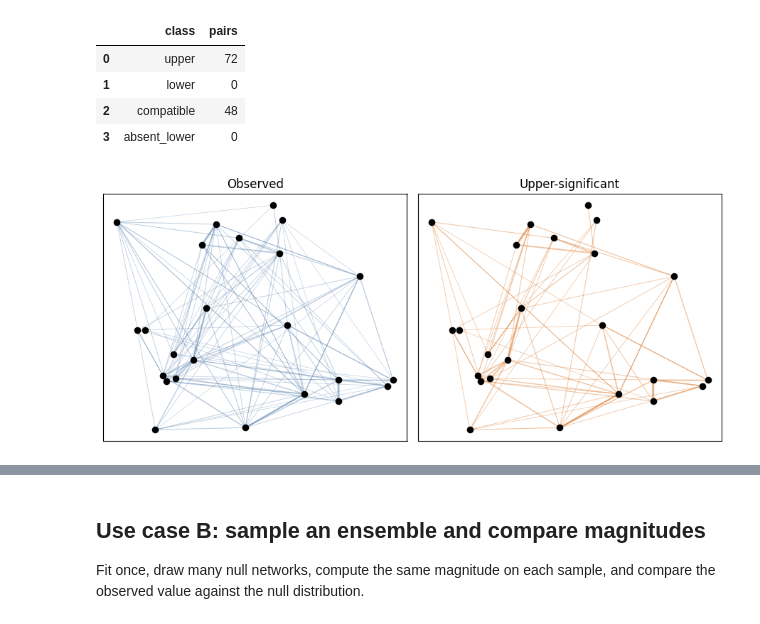
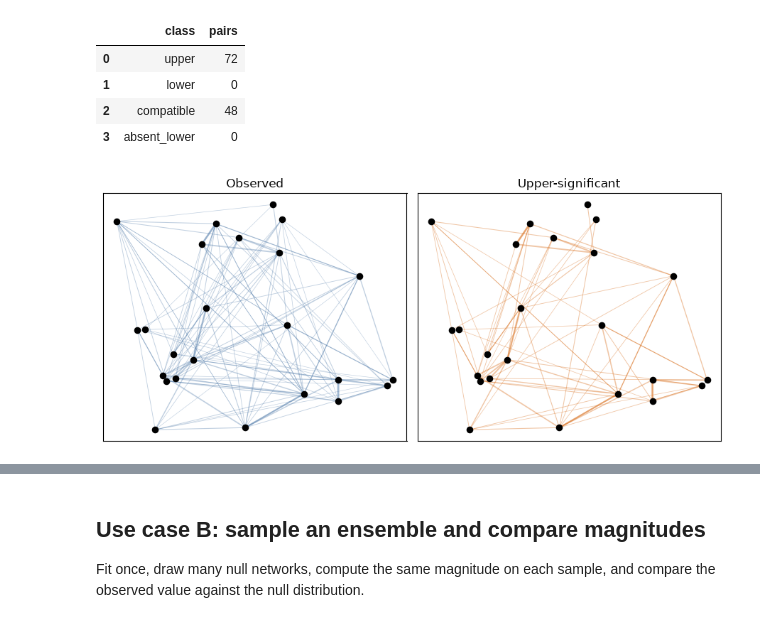
Before and after one commit to uladribia/menobis, a Jupyter notebook: docs/examples/main-use-cases.ipynb, the cells around one changed output, grey strips where cells are left out. Saved outputs shown, nothing was run; the diff lists cells and outputs as text; code cells hidden in the pictures.

```diff
--- a/docs/examples/main-use-cases.ipynb
+++ b/docs/examples/main-use-cases.ipynb
@@ -127,28 +127,28 @@ pd.DataFrame(
 # %%
 def plot_sparse_edges(ax, edges, title, *, color):
     ax.scatter(network.x, network.y, s=35, color="black", zorder=3)
     if edges.num_edges:
-        max_w = float(edges.weight.max())
-        for source, target, weight in zip(edges.source, edges.target, edges.weight, strict=True):
+        max_w = float(edges.occ_num.max())
+        for source, target, weight in zip(edges.source, edges.target, edges.occ_num, strict=True):
             width = 0.4 + 2.0 * float(weight) / max_w
             ax.plot(
                 [network.x[int(source)], network.x[int(target)]],
                 [network.y[int(source)], network.y[int(target)]],
                 color=color,
                 alpha=0.35,
                 linewidth=width,
                 zorder=1,
             )
     ax.set_title(title)
     ax.set_xticks([])
     ax.set_yticks([])
 
 fig, axes = plt.subplots(1, 2, figsize=(9, 4))
 plot_sparse_edges(axes[0], network.edges, "Observed", color="#4c78a8")
 plot_sparse_edges(axes[1], filtered.upper.edges, "Upper-significant", color="#d55e00")
 fig.tight_layout()
 # %% [output]
-[figure, old version]
+[figure, new version]
 # %%
 dist = occupation_distribution(network.edges)
 fig, ax = plt.subplots()
```
Also changed, not shown: parts of 25 cells of this notebook.
